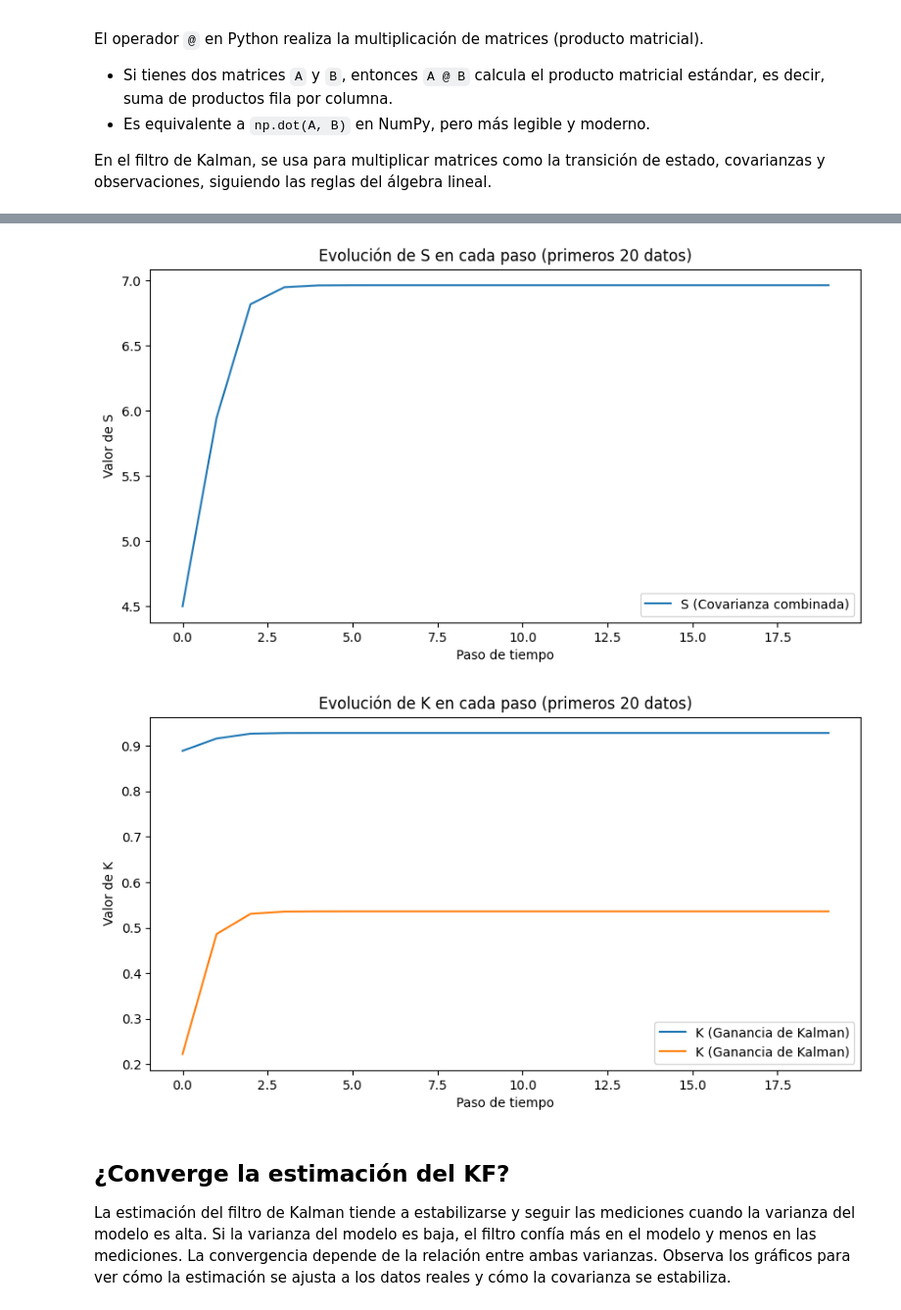
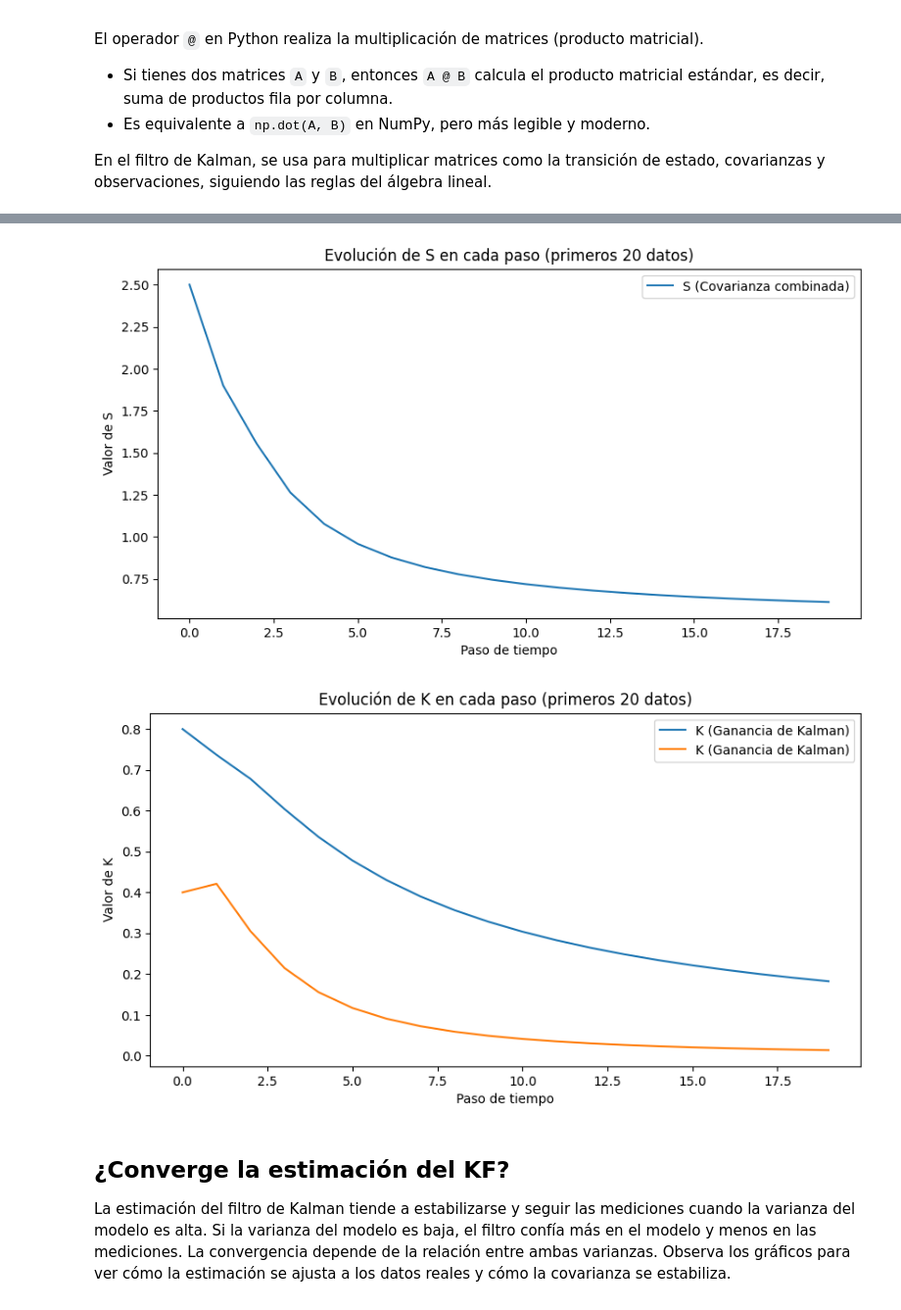
Before and after one commit to MAB1144-Python/ACT_2, a Jupyter notebook: exercise_1_kalman_filter.ipynb, the cells around one changed output, grey strips where cells are left out. Shown at 98% size. Drawn from its saved outputs; the diff is of its cells as text; code cells hidden in the pictures.

```diff
--- a/exercise_1_kalman_filter.ipynb
+++ b/exercise_1_kalman_filter.ipynb
@@ -148,8 +177,8 @@ plt.show()
 # Parámetros del filtro
 F = np.array([[1, 1], [0, 1]])  # Matriz de transición de estado: predice el siguiente estado (posición y velocidad)
 H = np.array([[1, 0]])        # Matriz de observación: extrae la posición del estado para comparar con la medición
-Q = np.array([[0.1, 0], [0, 0.1]])  # Covarianza del proceso: incertidumbre del modelo (ruido del sistema)
-R = np.array([[0.5]])               # Covarianza de la observación: incertidumbre de la medición (ruido del sensor)
+Q = np.array([[0.0000001, 0], [0, 0.0000001]])  # Covarianza del proceso: incertidumbre del modelo (ruido del sistema)
+R = np.array([[0.05]])               # Covarianza de la observación: incertidumbre de la medición (ruido del sensor)
 
 n_steps = len(motion_df)
 x_hist = []
@@ -238,7 +272,7 @@ En el filtro de Kalman, se usa para multiplicar matrices como la transición de
 # %%
 # Repetir con mayor varianza del modelo
 # Q_new es una matriz de covarianza del proceso con valores más altos que la original Q. En el filtro de Kalman, la matriz Q representa la incertidumbre o el ruido del modelo (cuánto creemos que el sistema puede cambiar inesperadamente).
-Q_new = np.array([[2.0, 0], [0, 2.0]])
+Q_new = np.array([[0.00001, 0], [0, 0.00001]])
 # Parámetros del filtro
 F = np.array([[1, 1], [0, 1]])  # Matriz de transición de estado: predice el siguiente estado (posición y velocidad)
 H = np.array([[1, 0]])        # Matriz de observación: extrae la posición del estado para comparar con la medición
@@ -326,5 +360,5 @@ plt.show()
-[figure, old version]
+[figure, new version]
-[figure, old version]
+[figure, new version]
 # %% [markdown]
 ## ¿Converge la estimación del KF?
 
```
Also changed, not shown: parts of 6 cells of this notebook, 2 other files.
